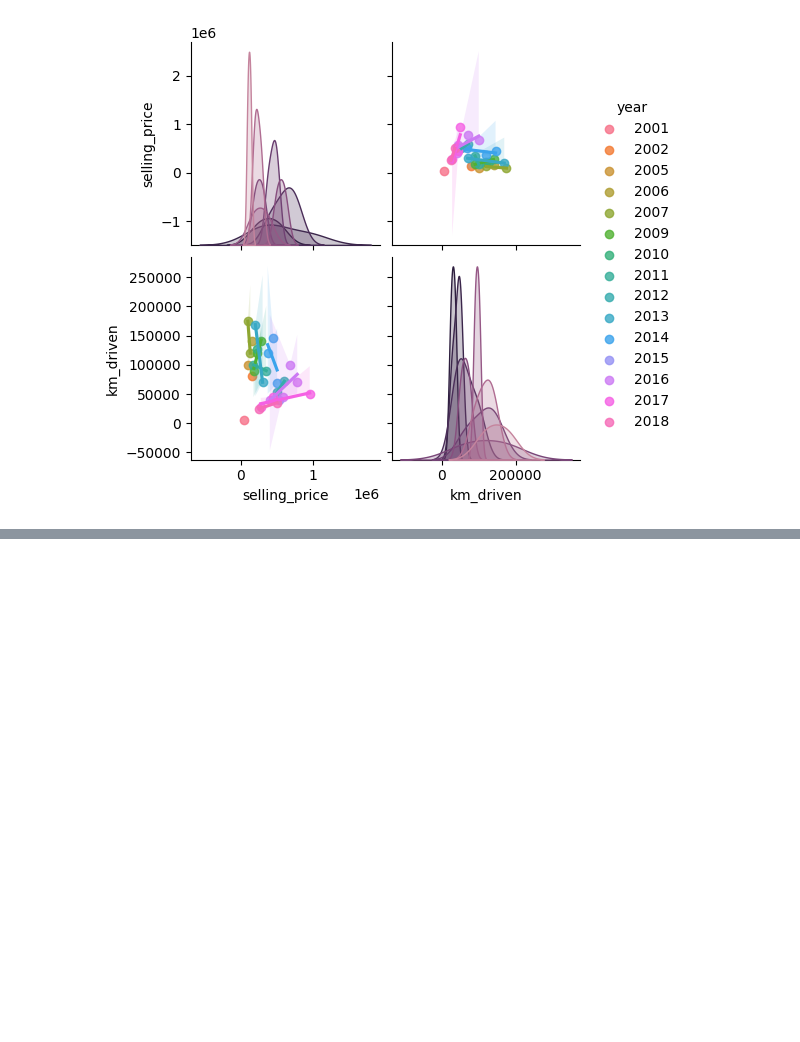
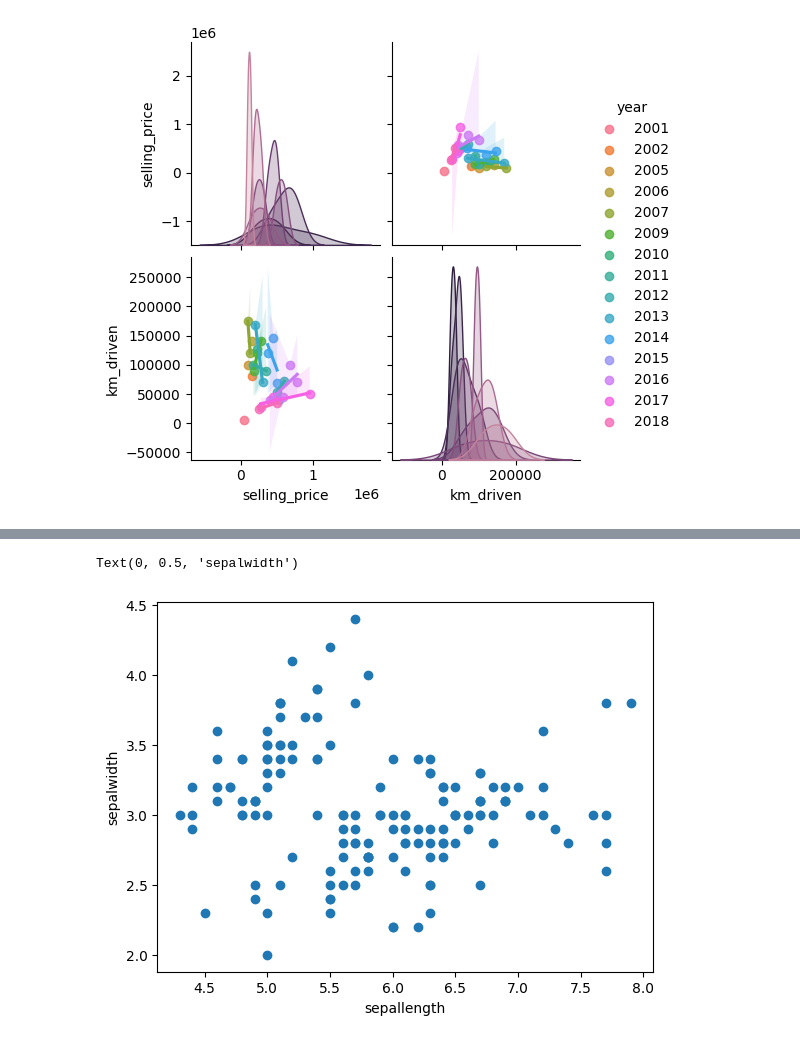
Before and after one commit to DarshanSuresh/workshop_ai_with_ml, a Jupyter notebook: iitHyderabad_workshop.ipynb, the cells around one changed output, grey strips where cells are left out. Drawn from its saved outputs; the diff is of its cells as text; code cells hidden in the pictures; blank space fills up the shorter version.

```diff
--- a/iitHyderabad_workshop.ipynb
+++ b/iitHyderabad_workshop.ipynb
@@ -936,0 +944,3 @@ plt.show()
+# %%
+df = pd.read_excel('iris.xlsx')
+df.head()
@@ -936,0 +969,3 @@ plt.show()
+# %%
+x = df.iloc[:,0]
+x
@@ -936,0 +985,3 @@ plt.show()
+# %%
+y = df.iloc[:,1]
+y
@@ -936,0 +1001,8 @@ plt.show()
+# %%
+import matplotlib.pyplot as plt
+plt.scatter(x,y)
+plt.xlabel('sepallength')
+plt.ylabel('sepalwidth')
+# %% [output]
+Text(0, 0.5, 'sepalwidth')
+[figure, added]
```
Also changed, not shown: parts of 15 cells of this notebook.
